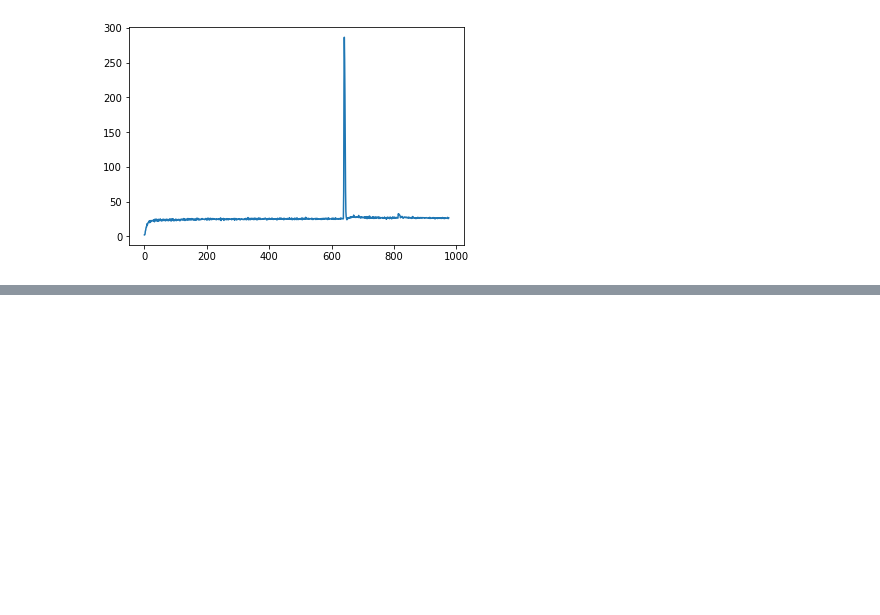
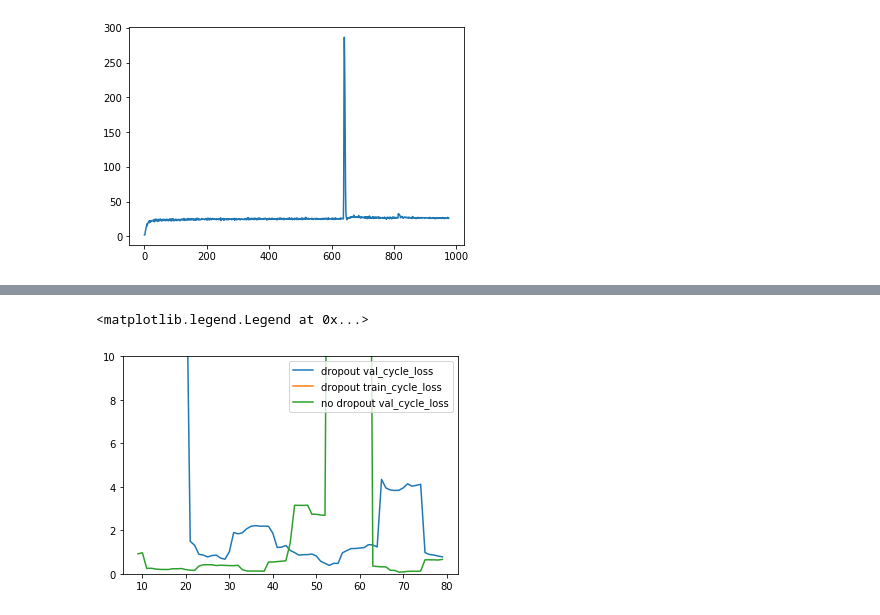
Before and after one commit to SimonTreu/sdvae, a Jupyter notebook: loss.ipynb, the cells around one changed output, grey strips where cells are left out. Saved outputs shown, nothing was run; the diff lists cells and outputs as text; code cells hidden in the pictures; blank space fills up the shorter version.

```diff
--- a/loss.ipynb
+++ b/loss.ipynb
@@ -35,0 +64,9 @@ loss['kl'].plot()
+# %%
+plot_loss(file=loss_dropout, key='val_cycle_loss',label='dropout val_cycle_loss')
+plot_loss(file=loss_dropout, key='train_cycle_loss',label='dropout train_cycle_loss')
+plot_loss(file=loss_no_dropout, key='val_cycle_loss',label='no dropout val_cycle_loss')
+plt.ylim([0,10])
+plt.legend()
+# %% [output]
+<matplotlib.legend.Legend at 0x...>
+[figure, added]
```
Also changed, not shown: parts of 4 cells of this notebook, 2 other files.
